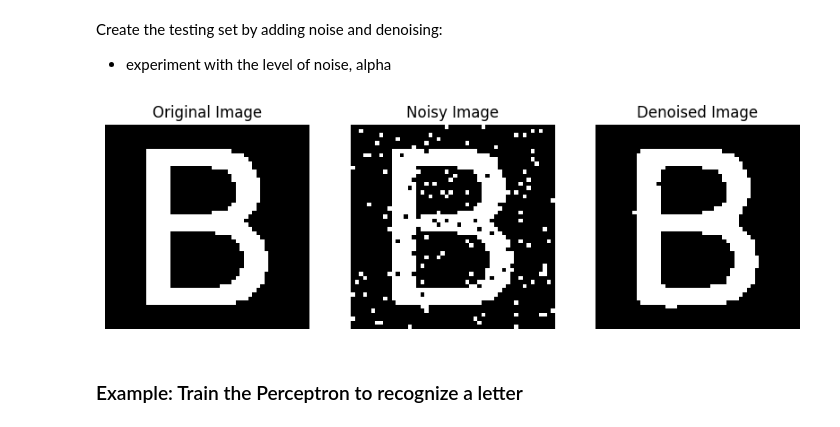
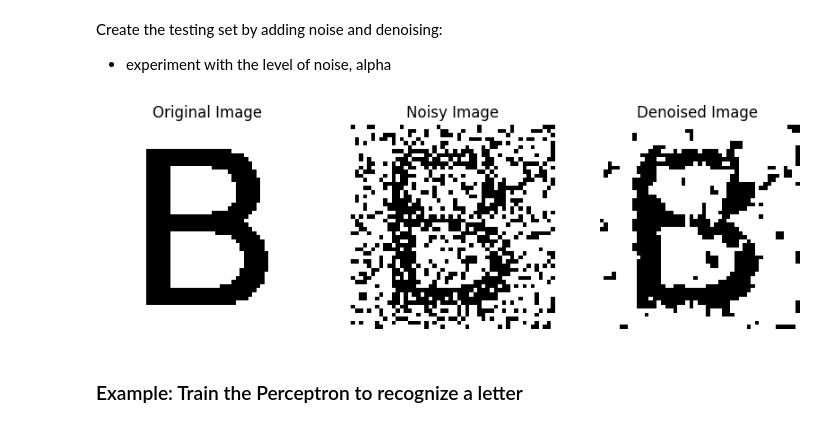
Before and after one commit to reitezuz/18NES1-2025-, a Jupyter notebook: week2/letters_example.ipynb, the cells around one changed output. Cells and saved outputs as stored; diff of their text form; code cells hidden in the pictures.

```diff
--- a/week2/letters_example.ipynb
+++ b/week2/letters_example.ipynb
@@ -81,9 +81,9 @@ def show_noisy_and_denoised(X_original, X_noisy, X_denoised, index):
     """ Display original, noisy, and denoised images side by side """
     fig, axes = plt.subplots(1, 3, figsize=(10, 5))
 
-    original_img = X_original[index].reshape(50, 50)
-    noisy_img = X_noisy[index].reshape(50, 50)
-    denoised_img = X_denoised[index].reshape(50, 50)
+    original_img = - X_original[index].reshape(50, 50)
+    noisy_img = - X_noisy[index].reshape(50, 50)
+    denoised_img = - X_denoised[index].reshape(50, 50)
 
     axes[0].imshow(original_img, cmap='gray', vmin=-1, vmax=1)
     axes[0].set_title("Original Image")
@@ -177,11 +178,11 @@ visualize_letter(inputs, labels, index + 1)
 Create the testing set by adding noise and denoising:
 - experiment with the level of noise, alpha
 # %%
-[inputs_noisy, inputs_denoised] = add_noise(inputs, alpha=0.1)
+[inputs_noisy, inputs_denoised] = add_noise(inputs, alpha=0.5)
 index = 10
 show_noisy_and_denoised(inputs, inputs_noisy, inputs_denoised, index)
 # %% [output]
-[figure, old version]
+[figure, new version]
 # %% [markdown]
 ### Example: Train the Perceptron to recognize a letter
 # %%
```
Also changed, not shown: parts of 6 cells of this notebook.
